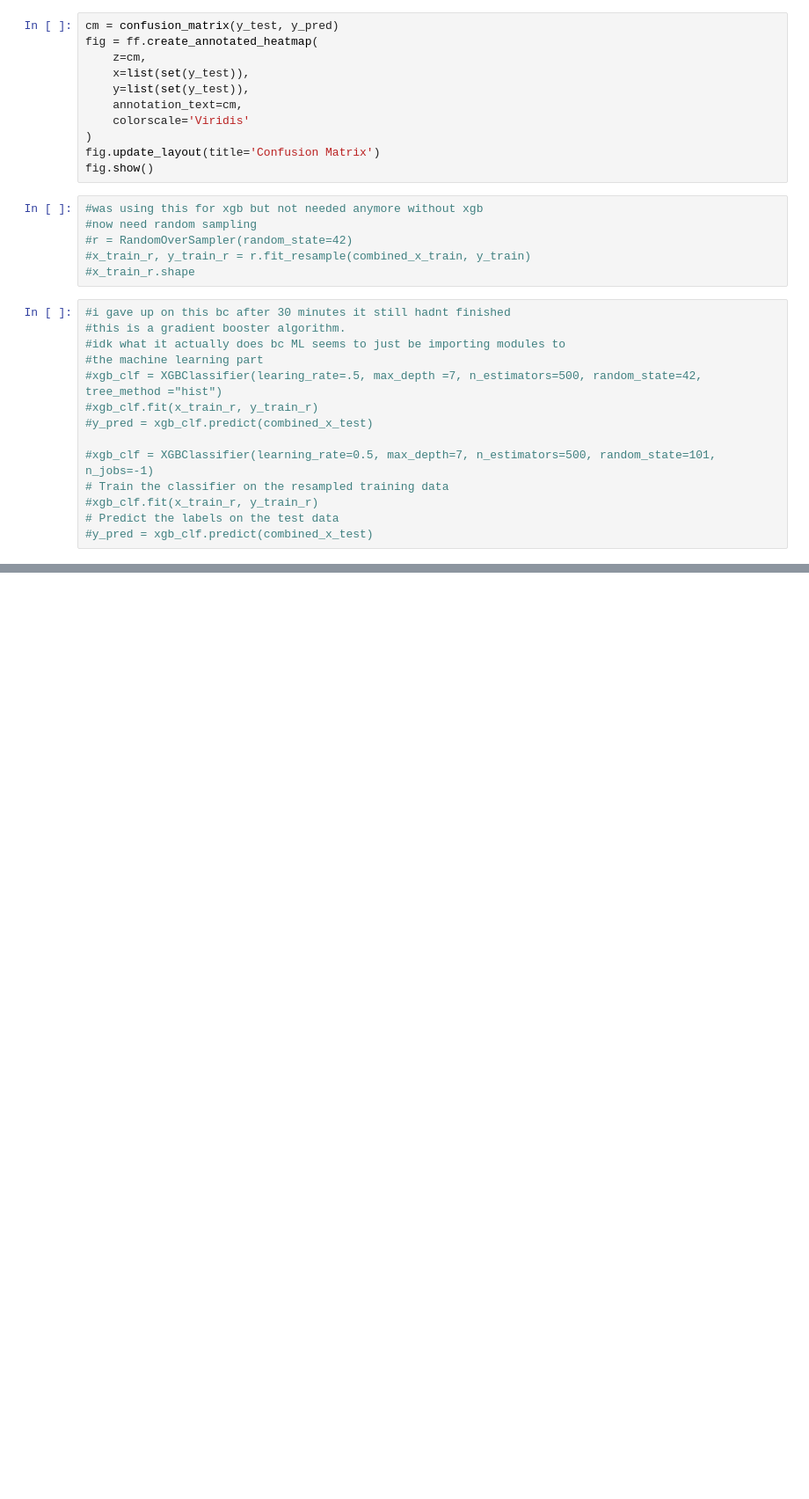
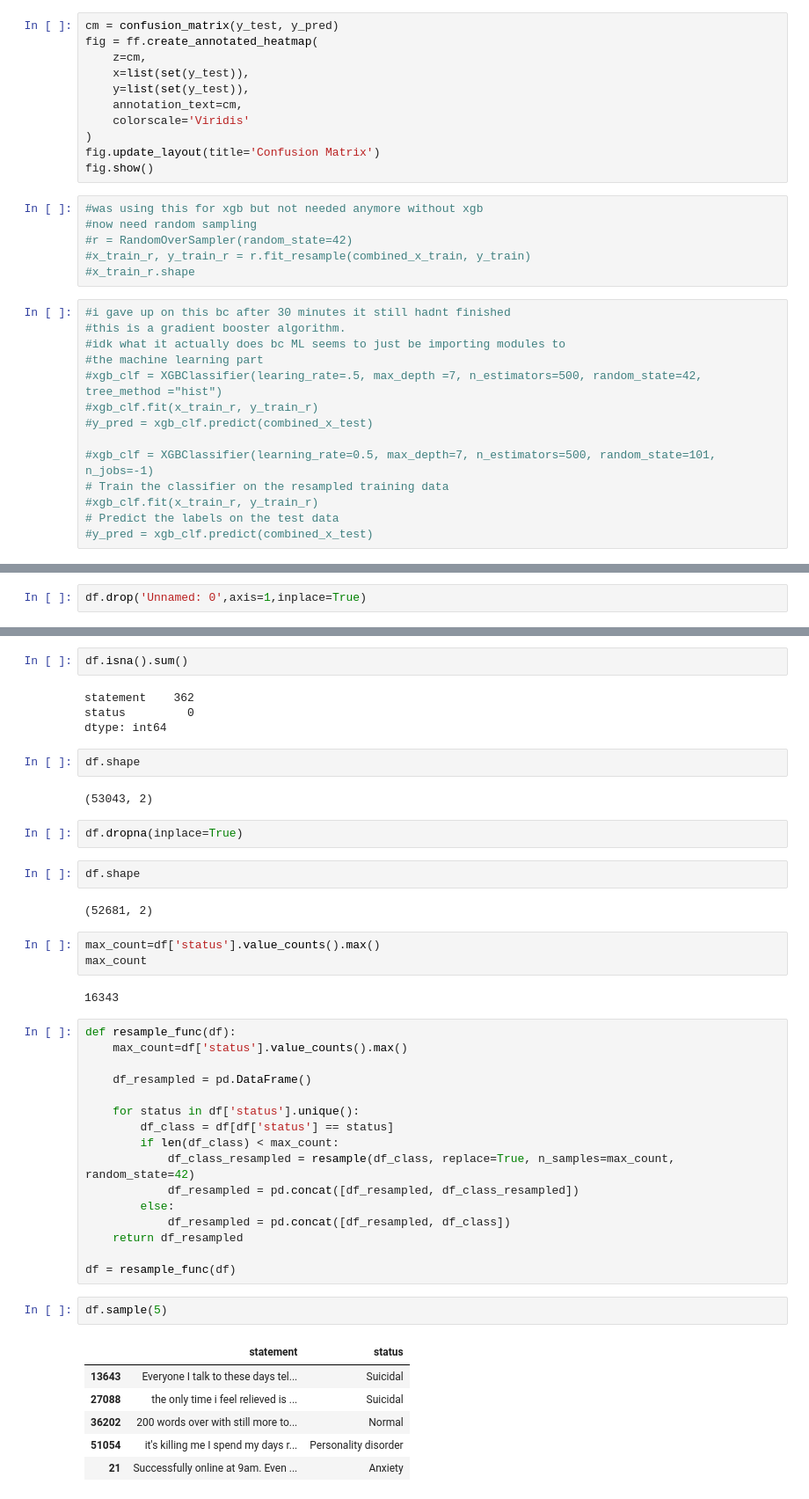
Before and after one commit to breanna-s/Mental-Health-Chatbot, a Jupyter notebook: EDA.ipynb, the cells around one changed output, grey strips where cells are left out. Shown at 88% size. Saved outputs shown, nothing was run; the diff lists cells and outputs as text; blank space fills up the shorter version.

```diff
--- a/EDA.ipynb
+++ b/EDA.ipynb
@@ -412,0 +481,2 @@ fig.show()
+# %%
+df.drop('Unnamed: 0',axis=1,inplace=True)
@@ -412,0 +523,46 @@ fig.show()
+# %%
+df.isna().sum()
+# %% [output]
+statement    362
+status         0
+dtype: int64
+# %%
+df.shape
+# %% [output]
+(53043, 2)
+# %%
+df.dropna(inplace=True)
+# %%
+df.shape
+# %% [output]
+(52681, 2)
+# %%
+max_count=df['status'].value_counts().max()
+max_count
+# %% [output]
+16343
+# %%
+def resample_func(df):
+    max_count=df['status'].value_counts().max()
+
+    df_resampled = pd.DataFrame()
+
+    for status in df['status'].unique():
+        df_class = df[df['status'] == status]
+        if len(df_class) < max_count:
+            df_class_resampled = resample(df_class, replace=True, n_samples=max_count, random_state=42)
+            df_resampled = pd.concat([df_resampled, df_class_resampled])
+        else:
+            df_resampled = pd.concat([df_resampled, df_class])
+    return df_resampled
+
+df = resample_func(df)
+# %%
+df.sample(5)
+# %% [output]
+|  | statement | status |
+| 13643 | Everyone I talk to these days tel... | Suicidal |
+| 27088 | the only time i feel relieved is ... | Suicidal |
+| 36202 | 200 words over with still more to... | Normal |
+| 51054 | it's killing me I spend my days r... | Personality disorder |
+| 21 | Successfully online at 9am. Even ... | Anxiety |
```
Also changed, not shown: parts of 42 cells of this notebook, 1 other file.
